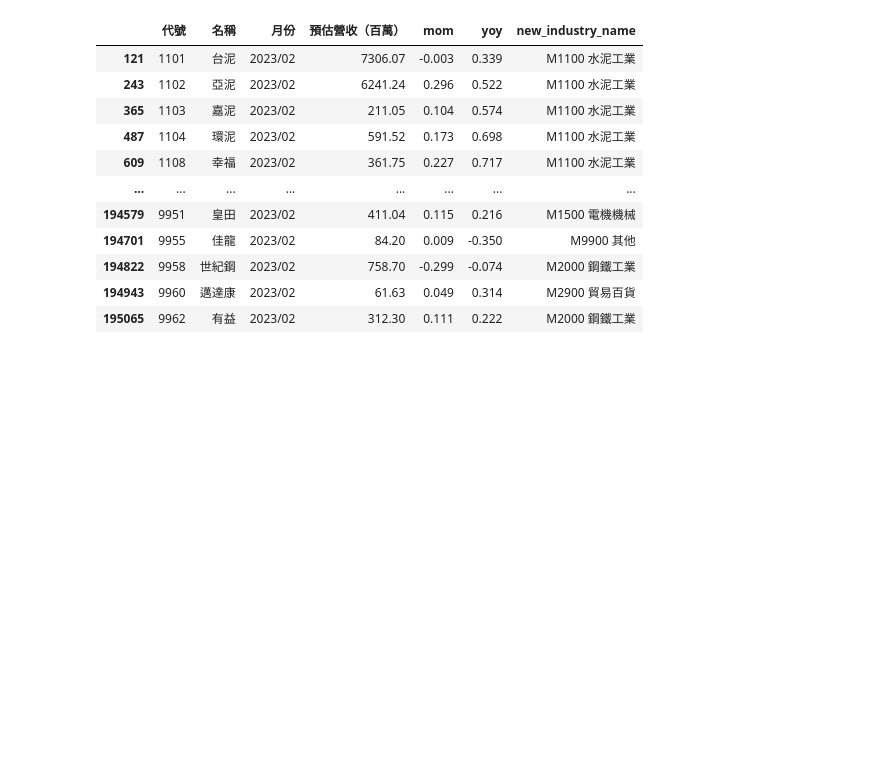
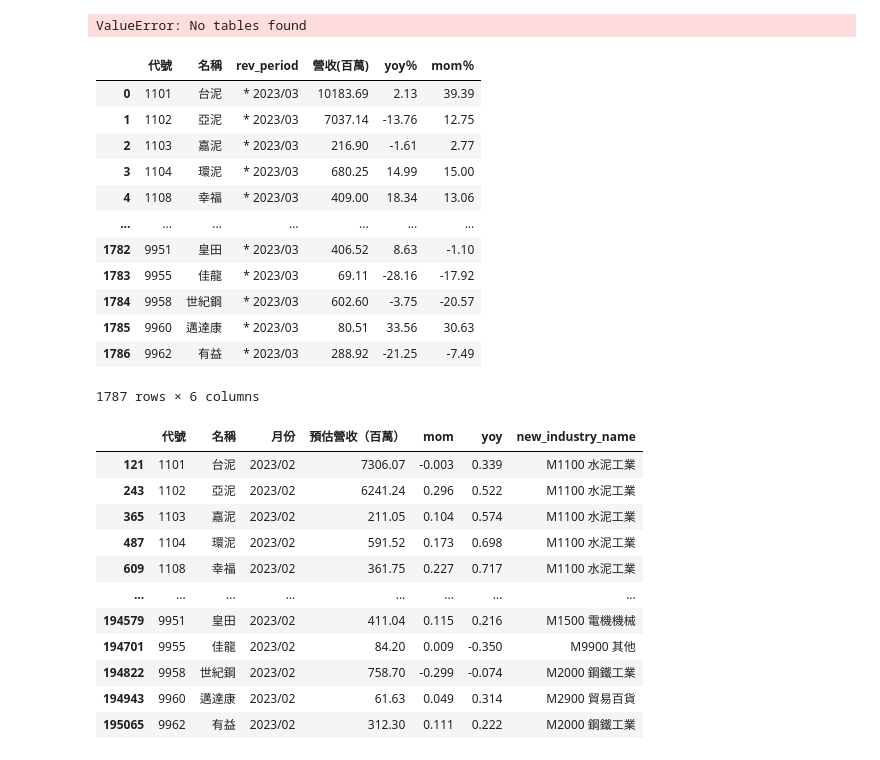
Before and after one commit to Cyu41/Revenue, a Jupyter notebook: Predict_REV/Untitled.ipynb, the cells around one changed output. Drawn from its saved outputs; the diff is of its cells as text; code cells hidden in the pictures; blank space fills up the shorter version.

```diff
--- a/Predict_REV/Untitled.ipynb
+++ b/Predict_REV/Untitled.ipynb
@@ -42,0 +516,48 @@ FROM tej_revenue
+# %%
+# today = datetime.datetime.today().strftime("%Y/%m/%d")
+
+# today_daily_trading = """
+# SELECT *
+# FROM daily_trading
+# WHERE date = '{}';
+# """.format(today)
+
+# daily_trading_db = pd.read_sql(today_daily_trading, engine)
+
+otc_year = datetime.datetime.today().year - 1911
+# otc_date = str(otc_year) + '/' + datetime.datetime.today().strftime("%Y/%m/%d")[5:]
+# tse_date = ''.join(datetime.datetime.today().strftime("%Y/%m/%d").split('/'))
+
+otc_date = '112/02/26'
+tse_date = '20230226'
+
+tse_url = 'https://www.twse.com.tw/rwd/zh/afterTrading/MI_INDEX?date=' + tse_date + '&type=ALLBUT0999&response=html'
+otc_url = 'https://www.tpex.org.tw/web/stock/aftertrading/otc_quotes_no1430/stk_wn1430_result.php?l=zh-tw&o=htm&d=' + otc_date + '&se=EW&s=0,asc,0'
+tse = pd.read_html(tse_url)[-1]
+otc = pd.read_html(otc_url)[0]
+tse.columns = tse.columns.droplevel(level=0)
+otc.columns = otc.columns.droplevel(level=0)
+otc = otc[otc['次日漲停價'].isna() == False]             # 把總共筆數刪掉
+
+otc['date'] = '2023/02/26'
+tse['date'] = '2023/02/26'
+
+otc = otc.loc[:, ['代號','名稱','date','開盤','最高','最低','收盤','成交股數']]
+otc = otc.set_axis(['st_code', 'st_name', 'date', 'open', 'high', 'low', 'close', 'volume'], axis=1)
+tse = tse.loc[:, ['證券代號','證券名稱','date','開盤價','最高價','最低價','收盤價','成交股數']]
+tse = tse.set_axis(['st_code', 'st_name', 'date', 'open', 'high', 'low', 'close', 'volume'], axis=1)
+tse = tse[(tse.open != '--') & (tse.close != '--') & (tse.open != '----')]
+otc = otc[(otc.open != '--') & (otc.close != '--') & (otc.open != '----')]
+daily_trading_update = pd.concat([tse, otc], axis=0)
+daily_trading_update
+# daily_trading_update.to_sql('stock_daily_trading', engine, if_exists='append')
+
+# daily_trading_update = daily_trading_update[~daily_trading_update.st_code.isin(daily_trading_db[daily_trading_db.date == today].st_code)]
+# daily_trading_db
+# daily_trading_update.to_sql('stock_daily_trading', engine)
+# if daily_trading_update.shape[0] > 0:
+#     daily_trading_update.to_sql('daily_trading', engine, if_exists='append')
+# else:
+#     pass
+# %% [output]
+ValueError: No tables found
@@ -42,0 +618,16 @@ FROM tej_revenue
+# %%
+predict_nxt_month.rename({'st_code':'代號', 'st_name':'名稱', 'rev':'營收(百萬)'}, axis=1)
+# %% [output]
+|  | 代號 | 名稱 | rev_period | 營收(百萬) | yoy％ | mom％ |
+| 0 | 1101 | 台泥 | * 2023/03 | 10183.69 | 2.13 | 39.39 |
+| 1 | 1102 | 亞泥 | * 2023/03 | 7037.14 | -13.76 | 12.75 |
+| 2 | 1103 | 嘉泥 | * 2023/03 | 216.90 | -1.61 | 2.77 |
+| 3 | 1104 | 環泥 | * 2023/03 | 680.25 | 14.99 | 15.00 |
+| 4 | 1108 | 幸福 | * 2023/03 | 409.00 | 18.34 | 13.06 |
+| ... | ... | ... | ... | ... | ... | ... |
+| 1782 | 9951 | 皇田 | * 2023/03 | 406.52 | 8.63 | -1.10 |
+| 1783 | 9955 | 佳龍 | * 2023/03 | 69.11 | -28.16 | -17.92 |
+| 1784 | 9958 | 世紀鋼 | * 2023/03 | 602.60 | -3.75 | -20.57 |
+| 1785 | 9960 | 邁達康 | * 2023/03 | 80.51 | 33.56 | 30.63 |
+| 1786 | 9962 | 有益 | * 2023/03 | 288.92 | -21.25 | -7.49 |
+1787 rows × 6 columns
```
Also changed, not shown: parts of 13 cells of this notebook, 41 other files.
